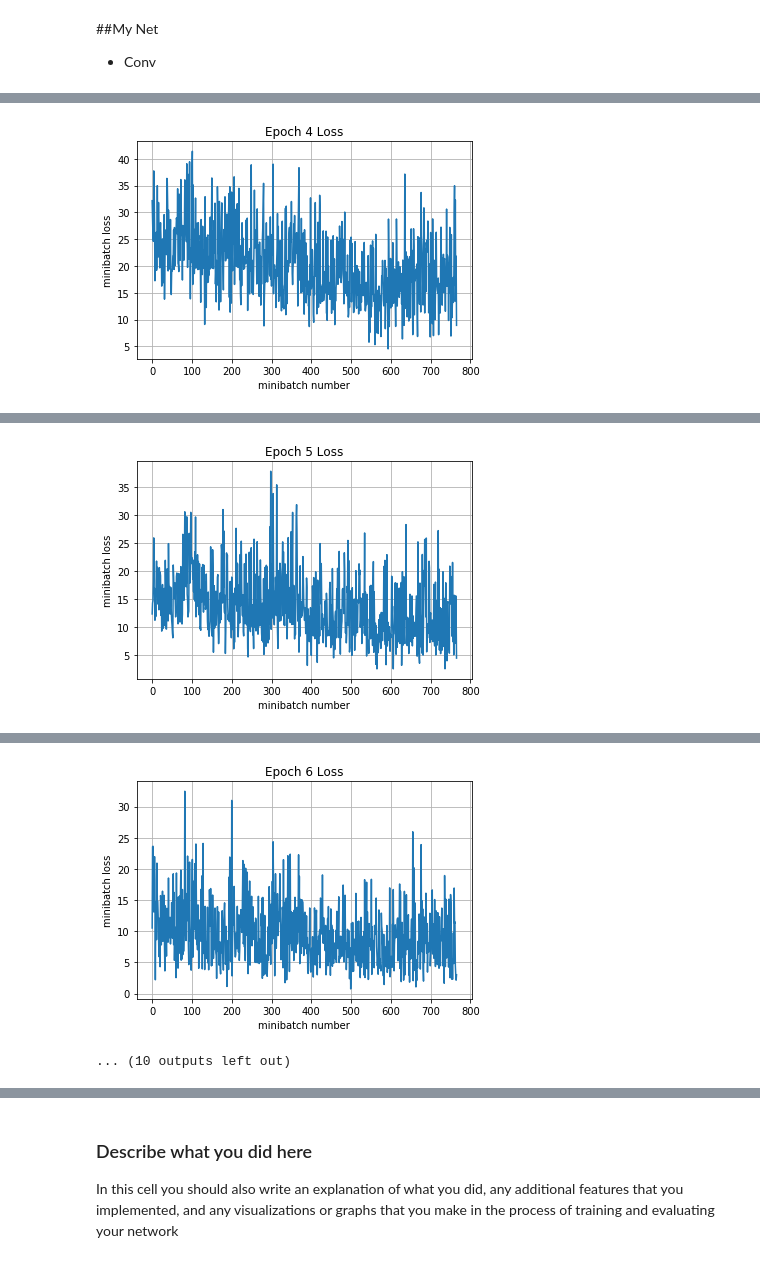
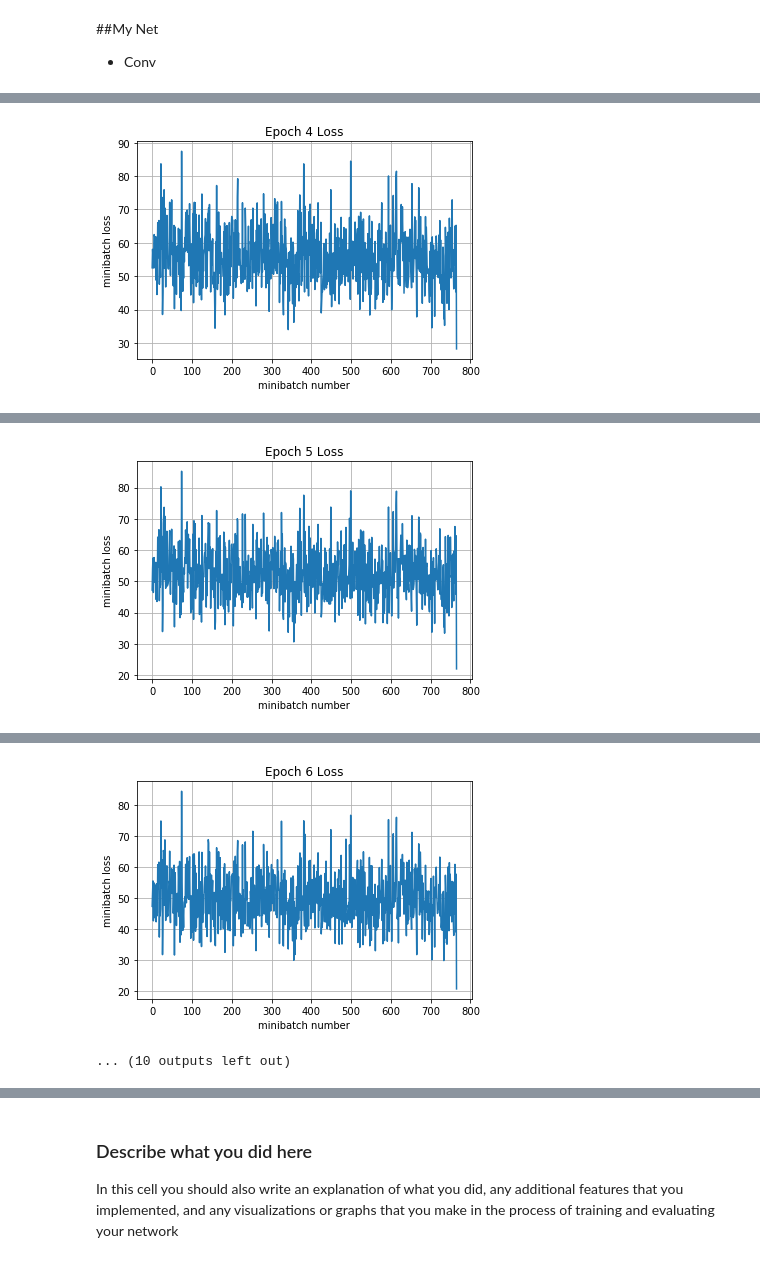
Before and after one commit to SarahQiong/CS231n_2017, a Jupyter notebook: assignment2/TensorFlow.ipynb, the cells around one changed output, grey strips where cells are left out. Cells and saved outputs as stored; diff of their text form; code cells hidden in the pictures.

```diff
--- a/assignment2/TensorFlow.ipynb
+++ b/assignment2/TensorFlow.ipynb
@@ -465,9 +465,10 @@ def my_model(X,y,is_training):
     b1 = tf.get_variable("b1", shape=[2048])
     W2 = tf.get_variable("W2", shape=[2048,1024]) #affine layer with 1024 output units
     b2 = tf.get_variable("b2", shape=[1024])
-    W3 = tf.get_variable("W3", shape=[1024,10]) #affine layer with 1024 output units
-    b3 = tf.get_variable("b3", shape=[10])
-
+    W3 = tf.get_variable("W3", shape=[1024,512]) #affine layer with 1024 output units
+    b3 = tf.get_variable("b3", shape=[512])
+    W4 = tf.get_variable("W4", shape=[512,10]) #affine layer with 1024 output4
+    b4 = tf.get_variable("b4", shape=[10])
 
 
     # define our graph (e.g. two_layer_convnet)
@@ -482,18 +483,24 @@ def my_model(X,y,is_training):
     h3_flat = tf.reshape(h3_mp,[-1,11*11*32])
     h4 = tf.matmul(h3_flat, W1) + b1
     h5 = tf.nn.relu(h4)
-    h6 = tf.matmul(h5, W2) + b2
+    h5_leaky = tf.maximum(0.01*h5, h5)
+    h6 = tf.matmul(h5_leaky, W2) + b2
     h7 = tf.nn.relu(h6)
-    scores = tf.matmul(h7, W3) + b3
-    return scores
+    h7_leaky = tf.maximum(0.01*h7, h7)
+    h8 = tf.matmul(h7_leaky, W3) + b3
+    h9 = tf.nn.relu(h8)
+    h9_leaky = tf.maximum(0.01*h9, h9)
+    scores = tf.matmul(h9_leaky, W4) + b4
+    return scores, Wconv1, Wconv2, bconv1, bconv2, W1, W2, W3, W4, b1, b2, b3, b4
 
-y_out = my_model(X,y,is_training)
+y_out, Wconv1, Wconv2, bconv1, bconv2, W1, W2, W3, W4, b1, b2, b3, b4 = my_model(X,y,is_training)
 
 beta = 0.01
 total_loss = tf.nn.softmax_cross_entropy_with_logits(labels=tf.one_hot(y,10),logits=y_out)
-#regularizers = tf.nn.l2_loss(Wconv1) + tf.nn.l2_loss(Wconv2)+tf.nn.l2_loss(W2)+tf.nn.l2_loss(W2)+tf.nn.l2_loss(W3)+tf.nn.l2_loss(W4)
+regularizers = tf.nn.l2_loss(Wconv1) + tf.nn.l2_loss(Wconv2)+tf.nn.l2_loss(W1)\
+             + tf.nn.l2_loss(W2)+tf.nn.l2_loss(W3)+tf.nn.l2_loss(W4)
 mean_loss = tf.reduce_mean(total_loss)
-#loss = tf.reduce_mean(meanloss + beta * regularizers)
+loss = tf.reduce_mean(mean_loss + beta * regularizers)
 optimizer = tf.train.AdamOptimizer(5e-4)
 
 
@@ -501,7 +508,7 @@ optimizer = tf.train.AdamOptimizer(5e-4)
 # batch normalization in tensorflow requires this extra dependency
 extra_update_ops = tf.get_collection(tf.GraphKeys.UPDATE_OPS)
 with tf.control_dependencies(extra_update_ops):
-    train_step = optimizer.minimize(mean_loss)
+    train_step = optimizer.minimize(loss)
 # %%
 # Feel free to play with this cell
 # This default code creates a session
@@ -511,8 +518,8 @@ sess = tf.Session()
 
 sess.run(tf.global_variables_initializer())
 print('Training')
-run_model(sess,y_out,mean_loss,X_train,y_train,10,64,100,train_step,True)
+run_model(sess,y_out,loss,X_train,y_train,10,64,100,train_step,True)
 print('Validation')
-run_model(sess,y_out,mean_loss,X_val,y_val,1,64)
+run_model(sess,y_out,loss,X_val,y_val,1,64)
 # %% [output]
 Training
@@ -557 +564 @@ Epoch 4, Overall loss = 0.316 and accuracy of 0.888
-[figure, old version]
+[figure, new version]
@@ -567 +574 @@ Epoch 5, Overall loss = 0.214 and accuracy of 0.926
-[figure, old version]
+[figure, new version]
@@ -576,4 +583,4 @@ Epoch 6, Overall loss = 0.149 and accuracy of 0.949
-[figure, old version]
+[figure, new version]
 ... (10 outputs left out)
 # %%
 # Test your model here, and make sure
```
Also changed, not shown: parts of 7 cells of this notebook.
